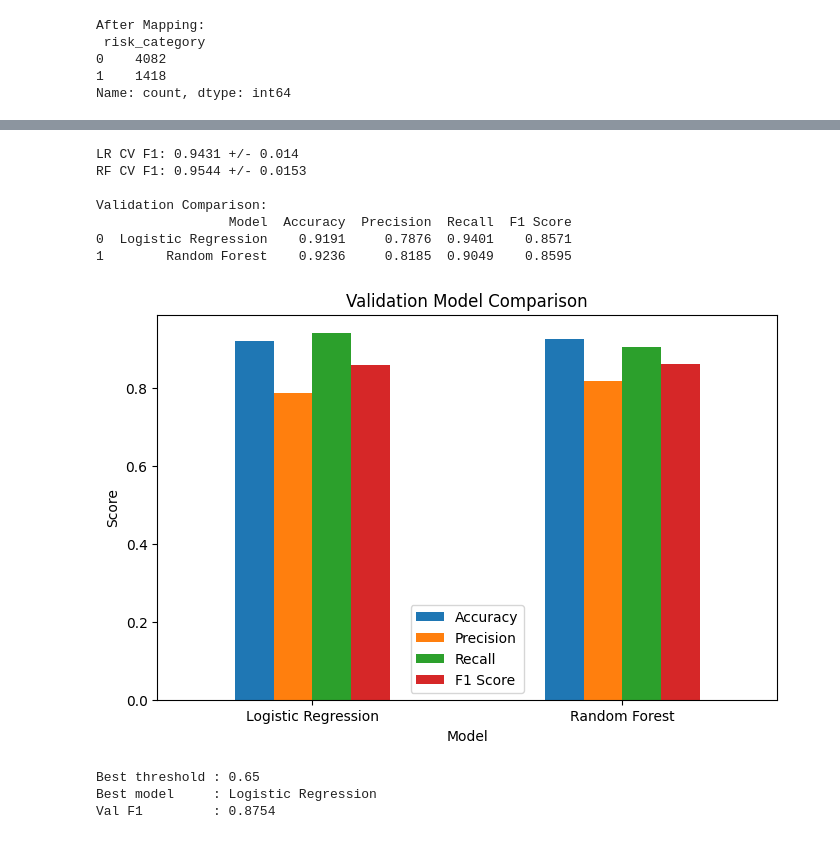
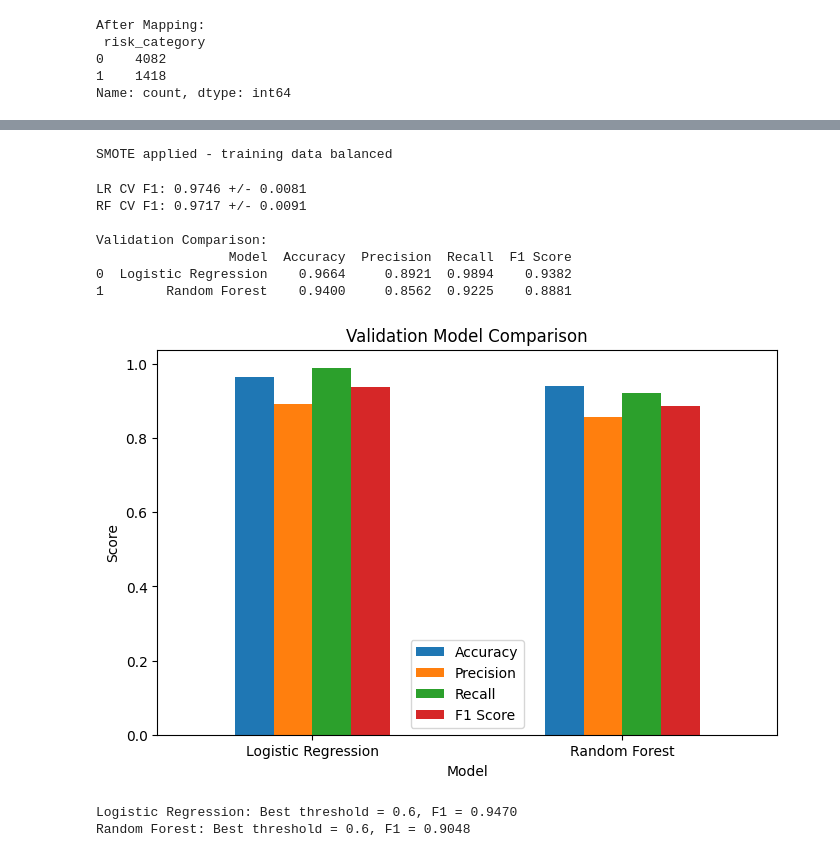
Before and after one commit to Priyansu-Nayak-10/Final-year-Research-Project, a Jupyter notebook: notebooks/heart_model.ipynb, the cells around one changed output, grey strips where cells are left out. Cells and saved outputs as stored; diff of their text form; code cells hidden in the pictures.

Commit message:
Update model artifacts and notebooks

```diff
--- a/notebooks/heart_model.ipynb
+++ b/notebooks/heart_model.ipynb
@@ -108,9 +97,0 @@ X_val, X_test, y_val, y_test = train_test_split(
-# %%
-scaler = StandardScaler()
-
-X_train = scaler.fit_transform(X_train)
-X_val   = scaler.transform(X_val)
-X_test  = scaler.transform(X_test)
-# %%
-smote = SMOTE(random_state=42)
-X_train, y_train = smote.fit_resample(X_train, y_train)
@@ -132,72 +199,80 @@ Dropped features:  ['stress_level', 'sleep_hours', 'family_history_heart_disease
+# %%
+smote = SMOTE(random_state=42)
+X_train_prep, y_train = smote.fit_resample(X_train_prep, y_train)
+print("SMOTE applied - training data balanced")
+# %% [output]
+SMOTE applied - training data balanced
 # %%
 lr = LogisticRegression(max_iter=1000)
 rf = RandomForestClassifier(random_state=42)
 
-lr.fit(X_train, y_train)
-rf.fit(X_train, y_train)
+# Train on preprocessed + selected features (arrays, not raw DataFrame)
+lr.fit(X_train_prep, y_train)
+rf.fit(X_train_prep, y_train)
 
-lr_cv = cross_val_score(lr, X_train, y_train, cv=5, scoring="f1")
-rf_cv = cross_val_score(rf, X_train, y_train, cv=5, scoring="f1")
+# Cross-validation on preprocessed data
+lr_cv = cross_val_score(lr, X_train_prep, y_train, cv=5, scoring="f1")
+rf_cv = cross_val_score(rf, X_train_prep, y_train, cv=5, scoring="f1")
 
 print("LR CV F1:", round(lr_cv.mean(), 4), "+/-", round(lr_cv.std(), 4))
 print("RF CV F1:", round(rf_cv.mean(), 4), "+/-", round(rf_cv.std(), 4))
 
 results = []
 
 def evaluate_model(name, model, X, y):
     y_pred = model.predict(X)
 
     results.append({
-        "Model":     name,
-        "Accuracy":  accuracy_score(y, y_pred),
+        "Model": name,
+        "Accuracy": accuracy_score(y, y_pred),
         "Precision": precision_score(y, y_pred),
-        "Recall":    recall_score(y, y_pred),
-        "F1 Score":  f1_score(y, y_pred)
+        "Recall": recall_score(y, y_pred),
+        "F1 Score": f1_score(y, y_pred)
     })
 
-# Evaluate on validation set
-evaluate_model("Logistic Regression", lr, X_val, y_val)
-evaluate_model("Random Forest",       rf, X_val, y_val)
+# Evaluate on validation set (preprocessed)
+evaluate_model("Logistic Regression", lr, X_val_prep, y_val)
+evaluate_model("Random Forest", rf, X_val_prep, y_val)
 
 results_df = pd.DataFrame(results)
 
 print("\nValidation Comparison:")
 print(results_df.round(4))
 
 results_df.set_index("Model").plot(kind="bar", figsize=(8, 5))
 plt.title("Validation Model Comparison")
 plt.ylabel("Score")
 plt.xticks(rotation=0)
 plt.show()
 # %% [output]
-LR CV F1: 0.9431 +/- 0.014
-RF CV F1: 0.9544 +/- 0.0153
+LR CV F1: 0.9746 +/- 0.0081
+RF CV F1: 0.9717 +/- 0.0091
 
 Validation Comparison:
                  Model  Accuracy  Precision  Recall  F1 Score
-0  Logistic Regression    0.9191     0.7876  0.9401    0.8571
-1        Random Forest    0.9236     0.8185  0.9049    0.8595
+0  Logistic Regression    0.9664     0.8921  0.9894    0.9382
+1        Random Forest    0.9400     0.8562  0.9225    0.8881
-[figure, old version]
+[figure, new version]
 # %%
 # Threshold tuning — find best decision threshold on validation set only
-best_thresh     = 0.5
-best_f1_val     = 0.0
-best_model_name = ""
+best_thresholds = {}
+best_f1_scores = {}
 
 for name, model in [("Logistic Regression", lr), ("Random Forest", rf)]:
-    probs = model.predict_proba(X_val)[:, 1]
+    probs = model.predict_proba(X_val_prep)[:, 1]
+    best_f1 = 0.0
+    best_t = 0.5
+
     for t in [round(i * 0.05, 2) for i in range(6, 15)]:
         score = f1_score(y_val, (probs >= t).astype(int))
-        if score > best_f1_val:
-            best_f1_val     = score
-            best_thresh     = t
-            best_model_name = name
+        if score > best_f1:
+            best_f1 = score
+            best_t = t
 
-print(f"Best threshold : {best_thresh}")
-print(f"Best model     : {best_model_name}")
-print(f"Val F1         : {round(best_f1_val, 4)}")
+    best_thresholds[name] = best_t
+    best_f1_scores[name] = best_f1
+    print(f"{name}: Best threshold = {best_t}, F1 = {best_f1:.4f}")
 # %% [output]
-Best threshold : 0.65
-Best model     : Logistic Regression
-Val F1         : 0.8754
+Logistic Regression: Best threshold = 0.6, F1 = 0.9470
+Random Forest: Best threshold = 0.6, F1 = 0.9048
 # %%
```
Also changed, not shown: parts of 11 cells of this notebook, 4 other files.
